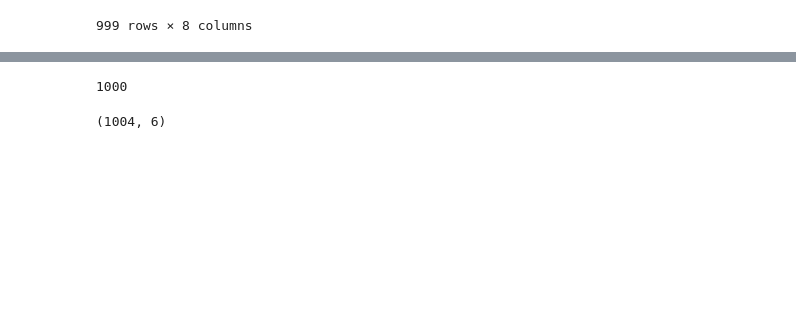
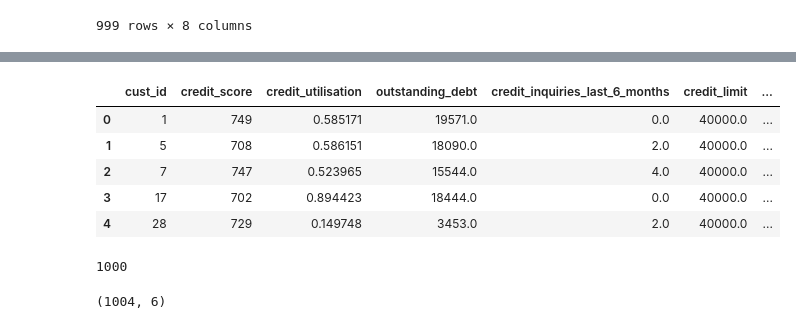
Before and after one commit to jdhova/DummyBank, a Jupyter notebook: CreditScore.ipynb, the cells around one changed output, grey strips where cells are left out. Drawn from its saved outputs; the diff is of its cells as text; code cells hidden in the pictures; blank space fills up the shorter version.

```diff
--- a/CreditScore.ipynb
+++ b/CreditScore.ipynb
@@ -341,3 +443,12 @@ data_clean_credit_score2
+# %%
+data_clean_credit_score2.head(5)
+# %% [output]
+|  | cust_id | credit_score | credit_utilisation | outstanding_debt | credit_inquiries_last_6_months | credit_limit | ... |
+| 0 | 1 | 749 | 0.585171 | 19571.0 | 0.0 | 40000.0 | ... |
+| 1 | 5 | 708 | 0.586151 | 18090.0 | 2.0 | 40000.0 | ... |
+| 2 | 7 | 747 | 0.523965 | 15544.0 | 4.0 | 40000.0 | ... |
+| 3 | 17 | 702 | 0.894423 | 18444.0 | 0.0 | 40000.0 | ... |
+| 4 | 28 | 729 | 0.149748 | 3453.0 | 2.0 | 40000.0 | ... |
 # %%
 data_credit_score.cust_id.nunique()
 # %% [output]
```
Also changed, not shown: parts of 21 cells of this notebook.
